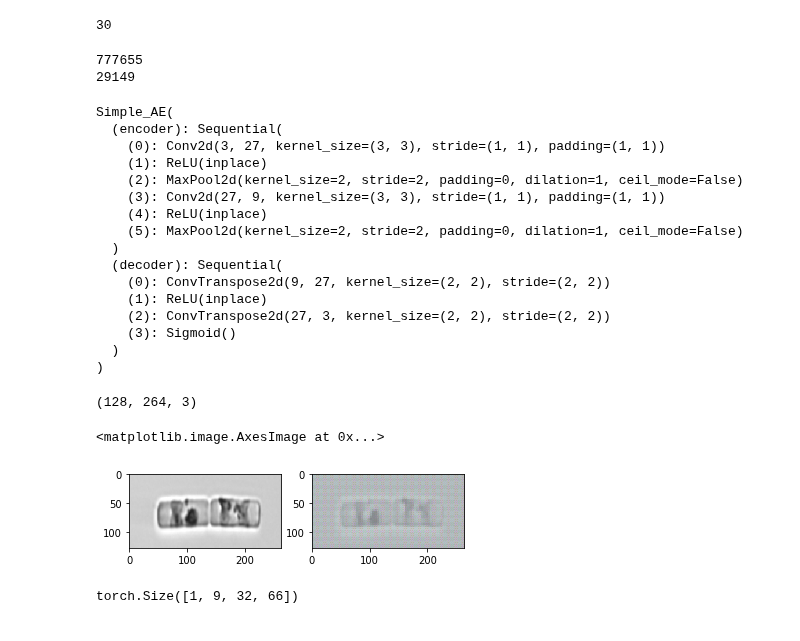
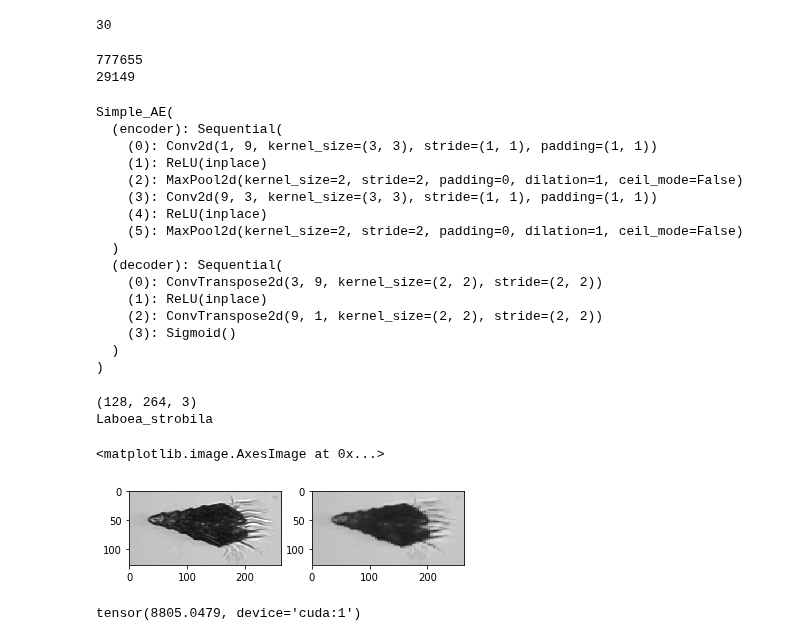
Before and after one commit to Saadmaghani/urfp-hab-plankton, a Jupyter notebook: autoencoder tester.ipynb, the cells around one changed output. Saved outputs shown, nothing was run; the diff lists cells and outputs as text; code cells hidden in the pictures.

```diff
--- a/autoencoder tester.ipynb
+++ b/autoencoder tester.ipynb
@@ -61,60 +61,59 @@ validAcc = []
 epochs = 0
 
 
-path_to_statedict = "models/Simple_AE_1.1-10.1.pth"
+path_to_statedict = "models/Simple_AE_3.0-10.1.pth"
 
 if ".tar" in path_to_statedict:
     model = trainer.load_partial_model(model, path_to_statedict)
 else:
     model = trainer.load_full_model(model, path_to_statedict)
 
-device = torch.device("cuda:0")
+device = torch.device("cuda:1")
 model.to(device)
 # %% [output]
 777655
 29149
 Simple_AE(
   (encoder): Sequential(
-    (0): Conv2d(3, 27, kernel_size=(3, 3), stride=(1, 1), padding=(1, 1))
+    (0): Conv2d(1, 9, kernel_size=(3, 3), stride=(1, 1), padding=(1, 1))
     (1): ReLU(inplace)
     (2): MaxPool2d(kernel_size=2, stride=2, padding=0, dilation=1, ceil_mode=False)
-    (3): Conv2d(27, 9, kernel_size=(3, 3), stride=(1, 1), padding=(1, 1))
+    (3): Conv2d(9, 3, kernel_size=(3, 3), stride=(1, 1), padding=(1, 1))
     (4): ReLU(inplace)
     (5): MaxPool2d(kernel_size=2, stride=2, padding=0, dilation=1, ceil_mode=False)
   )
   (decoder): Sequential(
-    (0): ConvTranspose2d(9, 27, kernel_size=(2, 2), stride=(2, 2))
+    (0): ConvTranspose2d(3, 9, kernel_size=(2, 2), stride=(2, 2))
     (1): ReLU(inplace)
-    (2): ConvTranspose2d(27, 3, kernel_size=(2, 2), stride=(2, 2))
+    (2): ConvTranspose2d(9, 1, kernel_size=(2, 2), stride=(2, 2))
     (3): Sigmoid()
   )
 )
 # %%
 import random
 import matplotlib.pyplot as plt
 
 for data in testLoader:
-    inputs = data['image'].to(device).float()
+    inputs, label = data['image'].to(device).float(), data['label']
     rand = random.randint(0,127)
     img = inputs[rand]
+    lbl = label[rand]
     img = img.reshape((1,1,128,264))
     out = model(img)
     out_latent = model.get_latent(img)
     break
 
-np_out = out[0].permute(1,2,0).detach().cpu().numpy()
+np_out = out[0].repeat((3,1,1)).permute(1,2,0).detach().cpu().numpy()
 np_img = img[0].repeat((3,1,1)).permute(1,2,0).detach().cpu().numpy()
 
 print(np_img.shape)
+print(lbl)
 
 fig, (ax1, ax2) = plt.subplots(1,2)
-ax1.imshow(np_img)
+ax1.imshow(np_img, cmap="gray")
 ax2.imshow(np_out)
 # %% [output]
 (128, 264, 3)
+Laboea_strobila
 <matplotlib.image.AxesImage at 0x...>
-[figure, old version]
+[figure, new version]
-# %%
-out_latent.shape
-# %% [output]
-torch.Size([1, 9, 32, 66])
@@ -120,0 +122,4 @@ torch.Size([1, 9, 32, 66])
+# %%
+torch.mean(x[0])
+# %% [output]
+tensor(8805.0479, device='cuda:1')
```
Also changed, not shown: parts of 1 cell of this notebook, 6 other files.
